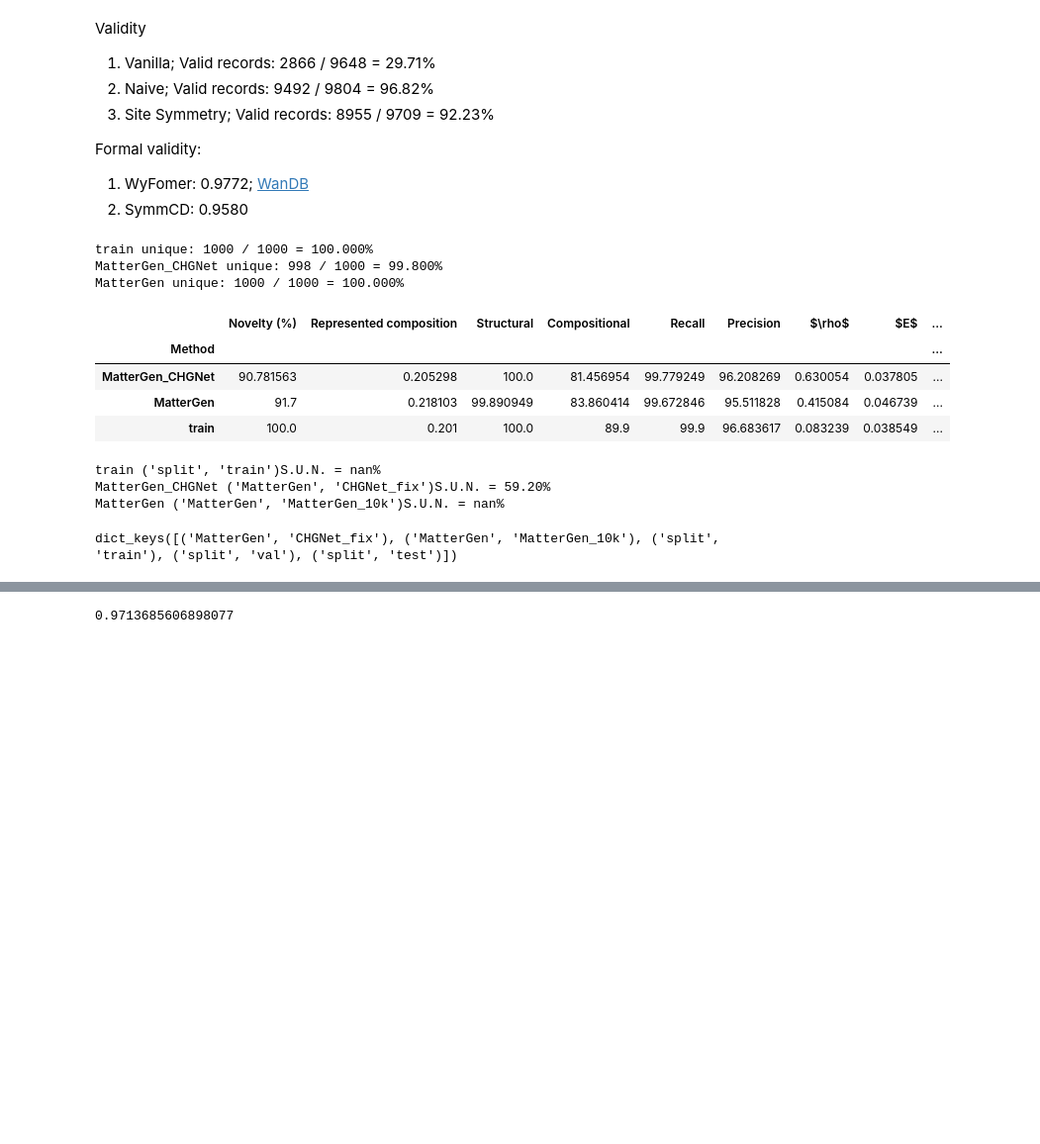
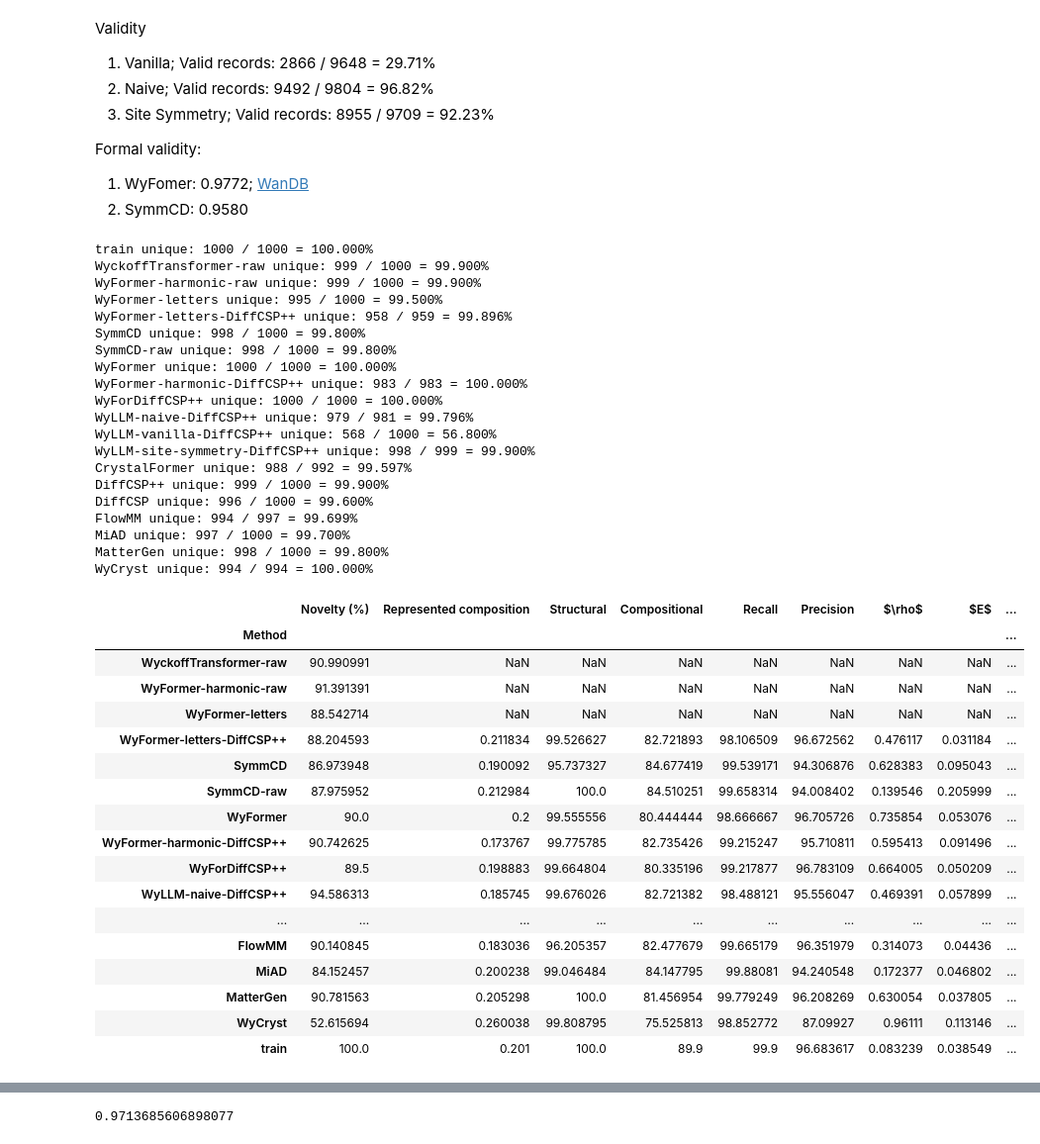
Before and after one commit to YamamotoTomiya/WyckoffTransformer, a Jupyter notebook: ICML_eval/MP_20_paper_eval.ipynb, the cells around one changed output, grey strips where cells are left out. Shown at 99% size. Cells and saved outputs as stored; diff of their text form; code cells hidden in the pictures; blank space fills up the shorter version.

Commit message:
MatterGen fixes

```diff
--- a/ICML_eval/MP_20_paper_eval.ipynb
+++ b/ICML_eval/MP_20_paper_eval.ipynb
@@ -55,6 +56,5 @@ raw_datasets = {
 # %%
 all_datasets = load_all_from_config(
     datasets=list(datasets.values()) + list(raw_datasets.values()) + \
-        # [("split", "train"), ("split", "val"), ("split", "test"), ("WyckoffTransformer", "CrySPR", "CHGNet_fix")],
-        [("split", "train"), ("split", "val"), ("split", "test"), ("MatterGen", "CHGNet_fix")],
+        [("split", "train"), ("split", "val"), ("split", "test"), ("WyckoffTransformer", "CrySPR", "CHGNet_fix")],
     dataset_name="mp_20")
@@ -70,5 +65,0 @@ all_datasets[wycryst_transformations] = GeneratedDataset.from_cache(wycryst_tran
-# %%
-wycryst_transformations = ('MatterGen',"MatterGen_10k")
-datasets["MatterGen"] = wycryst_transformations
-raw_datasets["MatterGen"] = wycryst_transformations
-all_datasets[wycryst_transformations] = GeneratedDataset.from_cache(wycryst_transformations, "mp_20")
@@ -153,6 +142,8 @@ table = pd.DataFrame(
 table.index.name = "Method"
 E_hull_threshold = 0.08
 precision_etc_sample_size = 1000
+best_p1 = (novelty_filter.get_novel(filter_by_unique_structure(
+    all_datasets[("WyckoffTransformer", "DiffCSP++", "CHGNet_fix")].data)).group == 1).astype(float)
 for name, transformations in tqdm([("train", ("split", "train"))]+list(datasets.items())):
     data = all_datasets[transformations].data.copy()
     if len(data) > precision_etc_sample_size:
@@ -181,52 +172,73 @@ for name, transformations in tqdm([("train", ("split", "train"))]+list(datasets.
         table.loc[name, "$E$"] = test_evaluator.get_cdvae_e_emd(novel)
         table.loc[name, "# Elements"] = test_evaluator.get_num_elements_emd(novel)
         n_elements_dist[name] = novel.elements.apply(lambda e: len(frozenset(e))).value_counts() / len(novel)
-    table.loc[name, "P1 (%)"] = 100 * (novel.group == 1).mean()
+    p1 = (novel.group == 1).astype(float)
+    table.loc[name, "P1 (%)"] = 100 * p1.mean()
+    table.loc[name, "P1 p_value"] = ttest_ind(p1, best_p1).pvalue
     # table.loc[name, "# DoF"] = test_evaluator.get_dof_emd(novel)
     table.loc[name, "Space Group"] = test_evaluator.get_sg_chi2(novel)
     #try:
     #    table.loc[name, "SG preserved (%)"] = 100 * is_sg_preserved(novel.spacegroup_number, transformations).mean()
     #except KeyError:
     #    pass
     #table.loc[name, "Elements"] = test_evaluator.get_elements_chi2(novel)
     if "corrected_chgnet_ehull" in novel.columns:
         # S.U.N. is measured with respect to the initial structures
         has_ehull = data.corrected_chgnet_ehull.notna()
         data_is_represented = data.structure.apply(check_represented_composition)
         is_sun = (novel.corrected_chgnet_ehull <= E_hull_threshold) # & (novel.elements.apply(lambda x: len(frozenset(x))) >= 2)
         table.loc[name, "S.U.N. (%)"] = 100 * is_sun.sum() / has_ehull.sum()
         is_represented_novel = novel.structure.apply(check_represented_composition)
         table.loc[name, "R.S.U.N. (%)"] = 100 * (is_sun & is_represented_novel).sum() / (has_ehull & data_is_represented).sum()
         table.loc[name, "~R.S.U.N. (%)"] = 100 * (is_sun & ~is_represented_novel).sum() / (has_ehull & ~data_is_represented).sum()
         table.loc[name, "S.S.U.N. (%)"] = 100 * (is_sun & (novel.group != 1)).sum() / has_ehull.sum()
         has_ehull_top_10 = data[data.spacegroup_number.isin(top_10_groups)].corrected_chgnet_ehull.notna().sum()
         table.loc[name, "Top-10 S.U.N. (%)"] = 100 * is_sun[novel.spacegroup_number.isin(top_10_groups)].sum() / has_ehull_top_10
     #if transformations == ("split", "train"):
         # Train forms the baseline of the hull
       #  test_dataset = all_datasets[("split", "test")].data
       #  test_with_ehull = test_dataset[test_dataset.corrected_chgnet_ehull.notna()]
       #  test_unique = filter_by_unique_structure(test_with_ehull)
       #  test_novel = novelty_filter.get_novel(test_unique)
       #  table.loc[name, "S.U.N. (%)"] = 100 * (test_novel.corrected_chgnet_ehull <= E_hull_threshold).sum() / len(test_with_ehull)
 n_elements_dist["MP-20"] = mp_20.elements.apply(lambda e: len(frozenset(e))).value_counts() / len(mp_20)
 table
 # %% [output]
 train unique: 1000 / 1000 = 100.000%
-MatterGen_CHGNet unique: 998 / 1000 = 99.800%
-MatterGen unique: 1000 / 1000 = 100.000%
+WyckoffTransformer-raw unique: 999 / 1000 = 99.900%
+WyFormer-harmonic-raw unique: 999 / 1000 = 99.900%
+WyFormer-letters unique: 995 / 1000 = 99.500%
+WyFormer-letters-DiffCSP++ unique: 958 / 959 = 99.896%
+SymmCD unique: 998 / 1000 = 99.800%
+SymmCD-raw unique: 998 / 1000 = 99.800%
+WyFormer unique: 1000 / 1000 = 100.000%
+WyFormer-harmonic-DiffCSP++ unique: 983 / 983 = 100.000%
+WyForDiffCSP++ unique: 1000 / 1000 = 100.000%
+WyLLM-naive-DiffCSP++ unique: 979 / 981 = 99.796%
+WyLLM-vanilla-DiffCSP++ unique: 568 / 1000 = 56.800%
+WyLLM-site-symmetry-DiffCSP++ unique: 998 / 999 = 99.900%
+CrystalFormer unique: 988 / 992 = 99.597%
+DiffCSP++ unique: 999 / 1000 = 99.900%
+DiffCSP unique: 996 / 1000 = 99.600%
+FlowMM unique: 994 / 997 = 99.699%
+MiAD unique: 997 / 1000 = 99.700%
+MatterGen unique: 998 / 1000 = 99.800%
+WyCryst unique: 994 / 994 = 100.000%
 |  | Novelty (%) | Represented composition | Structural | Compositional | Recall | Precision | $\rho$ | $E$ | ... |
 | Method |  |  |  |  |  |  |  |  | ... |
-| MatterGen_CHGNet | 90.781563 | 0.205298 | 100.0 | 81.456954 | 99.779249 | 96.208269 | 0.630054 | 0.037805 | ... |
-| MatterGen | 91.7 | 0.218103 | 99.890949 | 83.860414 | 99.672846 | 95.511828 | 0.415084 | 0.046739 | ... |
+| WyckoffTransformer-raw | 90.990991 | NaN | NaN | NaN | NaN | NaN | NaN | NaN | ... |
+| WyFormer-harmonic-raw | 91.391391 | NaN | NaN | NaN | NaN | NaN | NaN | NaN | ... |
+| WyFormer-letters | 88.542714 | NaN | NaN | NaN | NaN | NaN | NaN | NaN | ... |
+| WyFormer-letters-DiffCSP++ | 88.204593 | 0.211834 | 99.526627 | 82.721893 | 98.106509 | 96.672562 | 0.476117 | 0.031184 | ... |
+| SymmCD | 86.973948 | 0.190092 | 95.737327 | 84.677419 | 99.539171 | 94.306876 | 0.628383 | 0.095043 | ... |
+| SymmCD-raw | 87.975952 | 0.212984 | 100.0 | 84.510251 | 99.658314 | 94.008402 | 0.139546 | 0.205999 | ... |
+| WyFormer | 90.0 | 0.2 | 99.555556 | 80.444444 | 98.666667 | 96.705726 | 0.735854 | 0.053076 | ... |
+| WyFormer-harmonic-DiffCSP++ | 90.742625 | 0.173767 | 99.775785 | 82.735426 | 99.215247 | 95.710811 | 0.595413 | 0.091496 | ... |
+| WyForDiffCSP++ | 89.5 | 0.198883 | 99.664804 | 80.335196 | 99.217877 | 96.783109 | 0.664005 | 0.050209 | ... |
+| WyLLM-naive-DiffCSP++ | 94.586313 | 0.185745 | 99.676026 | 82.721382 | 98.488121 | 95.556047 | 0.469391 | 0.057899 | ... |
+| ... | ... | ... | ... | ... | ... | ... | ... | ... | ... |
+| FlowMM | 90.140845 | 0.183036 | 96.205357 | 82.477679 | 99.665179 | 96.351979 | 0.314073 | 0.04436 | ... |
+| MiAD | 84.152457 | 0.200238 | 99.046484 | 84.147795 | 99.88081 | 94.240548 | 0.172377 | 0.046802 | ... |
+| MatterGen | 90.781563 | 0.205298 | 100.0 | 81.456954 | 99.779249 | 96.208269 | 0.630054 | 0.037805 | ... |
+| WyCryst | 52.615694 | 0.260038 | 99.808795 | 75.525813 | 98.852772 | 87.09927 | 0.96111 | 0.113146 | ... |
 | train | 100.0 | 0.201 | 100.0 | 89.9 | 99.9 | 96.683617 | 0.083239 | 0.038549 | ... |
-# %%
-for name, transformations in tqdm([("train", ("split", "train"))]+list(datasets.items())):
-    print(f"{name} {transformations}S.U.N. = {table.loc[name, 'S.U.N. (%)']:.2f}%")
-# %% [output]
-train ('split', 'train')S.U.N. = nan%
-MatterGen_CHGNet ('MatterGen', 'CHGNet_fix')S.U.N. = 59.20%
-MatterGen ('MatterGen', 'MatterGen_10k')S.U.N. = nan%
-# %%
-all_datasets.keys()
-# %% [output]
-dict_keys([('MatterGen', 'CHGNet_fix'), ('MatterGen', 'MatterGen_10k'), ('split', 'train'), ('split', 'val'), ('split', 'test')])
```
Also changed, not shown: parts of 23 cells of this notebook, 3 other files.
